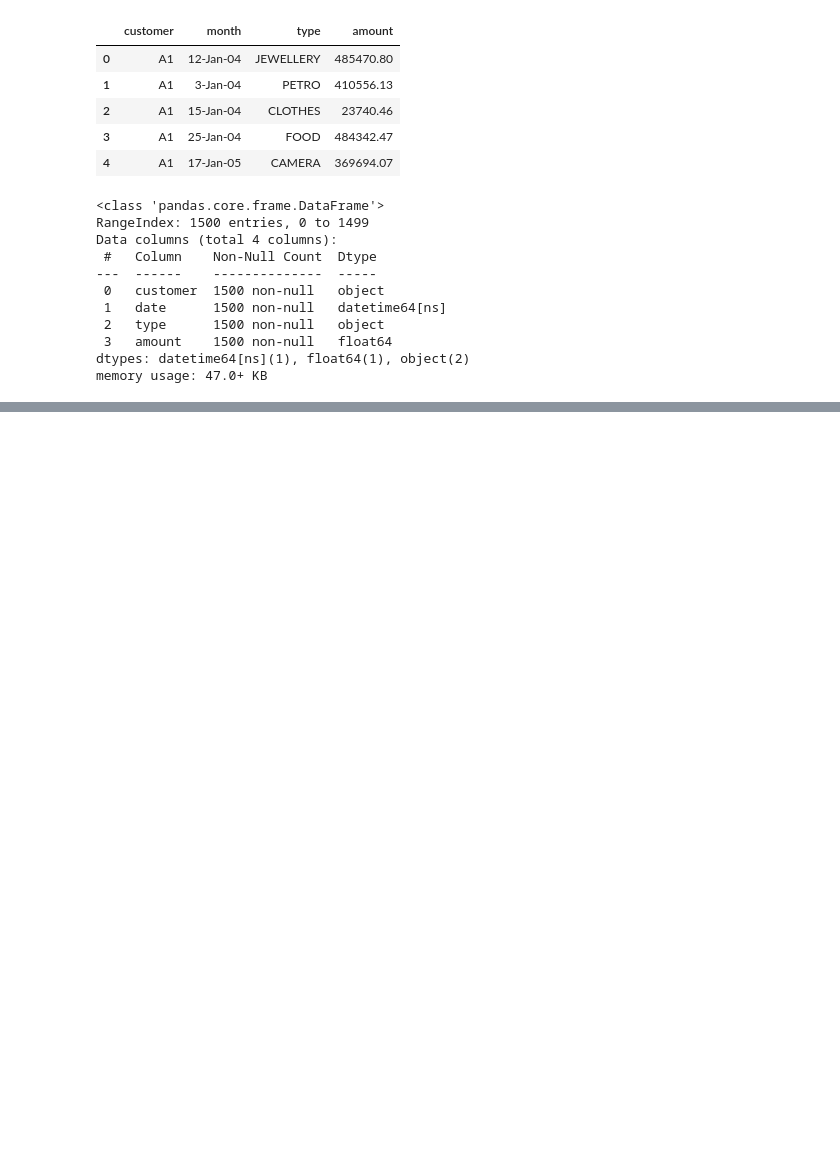
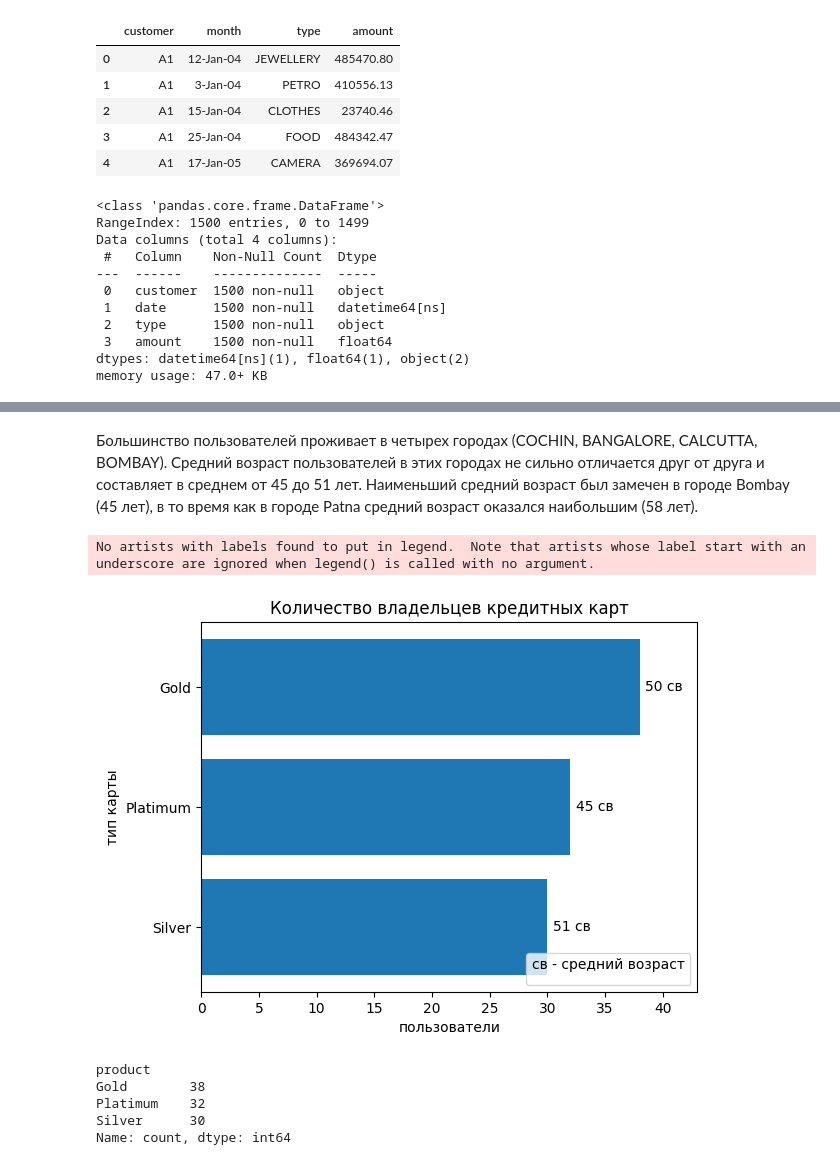
Before and after one commit to dkolesov95/exploratory_data_analysis, a Jupyter notebook: credit_card_eda/credit_card_eda.ipynb, the cells around one changed output, grey strips where cells are left out. Cells and saved outputs as stored; diff of their text form; code cells hidden in the pictures; blank space fills up the shorter version.

```diff
--- a/credit_card_eda/credit_card_eda.ipynb
+++ b/credit_card_eda/credit_card_eda.ipynb
@@ -436,0 +563,22 @@ memory usage: 47.0+ KB
+# %% [markdown]
+Большинство пользователей проживает в четырех городах (COCHIN, BANGALORE, CALCUTTA, BOMBAY). Средний возраст пользователей в этих городах не сильно отличается друг от друга и составляет в среднем от 45 до 51 лет. Наименьший средний возраст был замечен в городе Bombay (45 лет), в то время как в городе Patna средний возраст оказался наибольшим (58 лет).
+# %%
+barh_plot('product', 'св')
+
+plt.title('Количество владельцев кредитных карт')
+plt.xlabel('пользователи')
+plt.ylabel('тип карты')
+
+plt.legend(title='св - средний возраст', loc='lower right')
+
+plt.show();
+
+display(cust_ac['product'].value_counts())
+# %% [output]
+No artists with labels found to put in legend.  Note that artists whose label start with an underscore are ignored when legend() is called with no argument.
+[figure, added]
+product
+Gold        38
+Platimum    32
+Silver      30
+Name: count, dtype: int64
```
Also changed, not shown: parts of 50 cells of this notebook.
